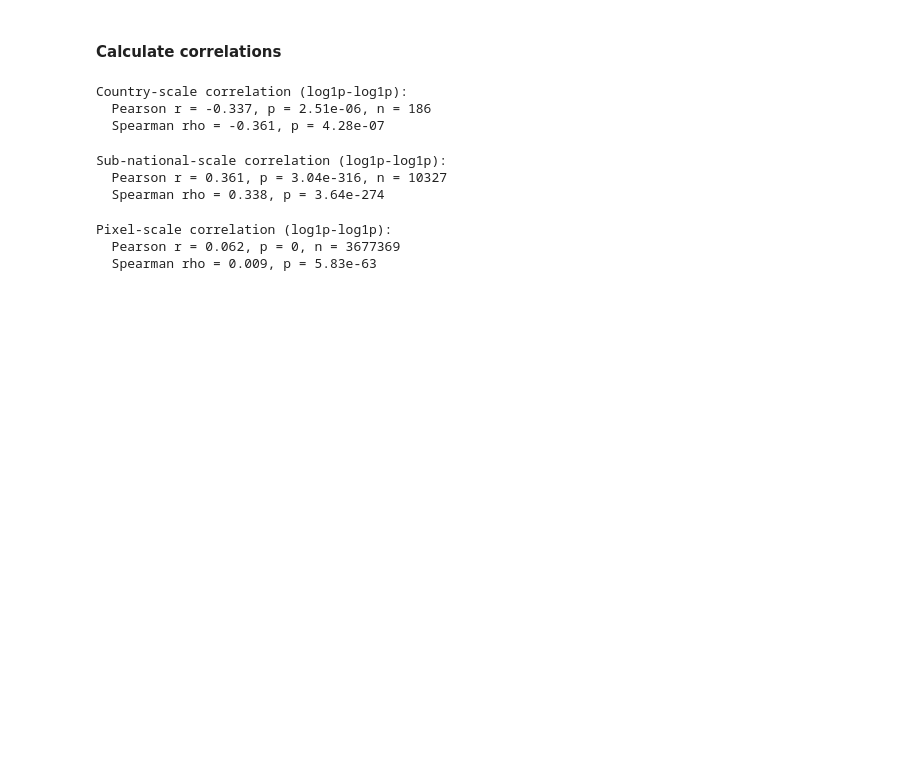
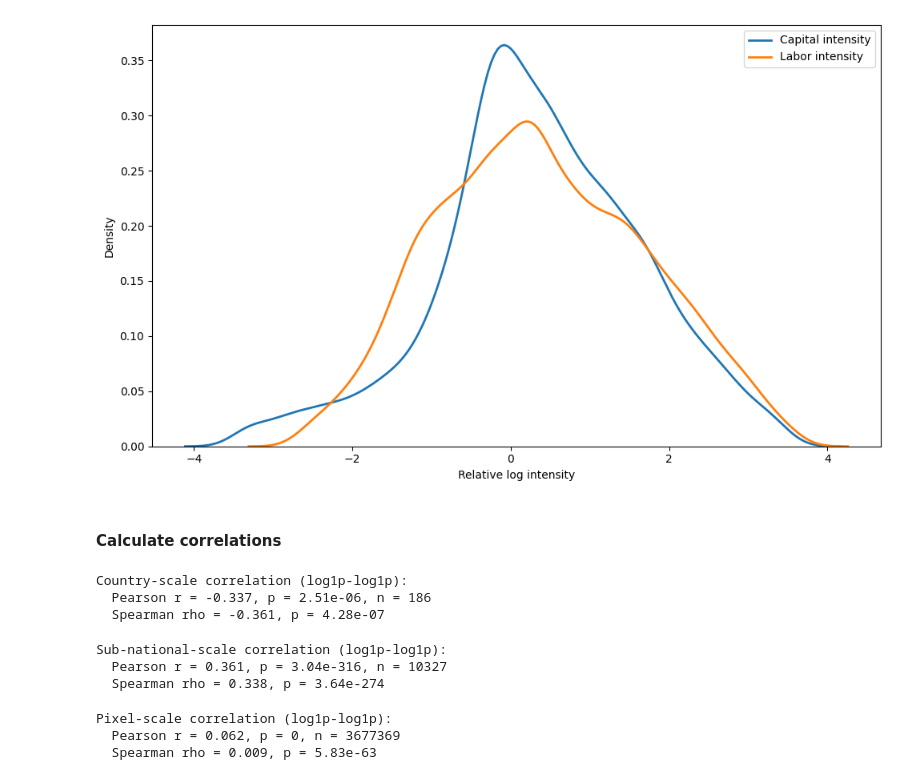
Before and after one commit to carinamani/AgDownscaling, a Jupyter notebook: 04_FIGURES/analyze_intensity_relationships.ipynb, the cells around one changed output. Cells and saved outputs as stored; diff of their text form; code cells hidden in the pictures; blank space fills up the shorter version.

```diff
--- a/04_FIGURES/analyze_intensity_relationships.ipynb
+++ b/04_FIGURES/analyze_intensity_relationships.ipynb
@@ -61,6 +61,37 @@ sub_national = sub_national.merge(country_codes, on='ISO3', how='left') # add in
 
 # merge country-level data
 country_boundaries = country_boundaries.merge(country_intensities, on='ISO3', how='left')
+# %%
+##### Plot relative intensity spread (sub-national)
+cap_int_rtv = pd.read_csv(f'{cd}/Data/Clean/Training_data/capital_relative_final.csv')
+lab_int_rtv = pd.read_csv(f'{cd}/Data/Clean/Training_data/labor_relative_final.csv')
+
+import matplotlib.pyplot as plt
+import seaborn as sns
+
+plt.figure(figsize=(10, 6))
+
+sns.kdeplot(
+    data=cap_int_rtv,
+    x='rtv_log_capital_intensity_USD_per_million_tonne',
+    label='Capital intensity',
+    linewidth=2
+)
+
+sns.kdeplot(
+    data=lab_int_rtv,
+    x='rtv_log_labor_intensity_jobs_per_million_tonne',
+    label='Labor intensity',
+    linewidth=2
+)
+
+plt.xlabel('Relative log intensity')
+plt.ylabel('Density')
+plt.legend()
+plt.tight_layout()
+plt.show()
+# %% [output]
+[figure, added]
 # %%
 ##### Identify no data countries
 
```
Also changed, not shown: 1 other file.
